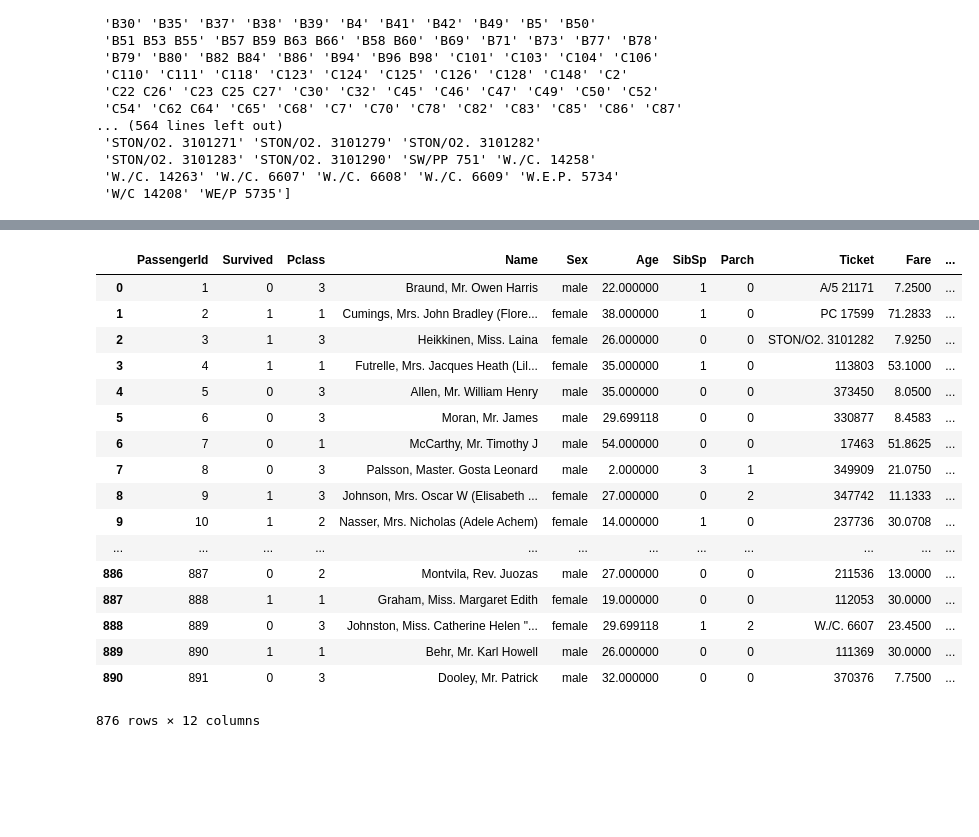
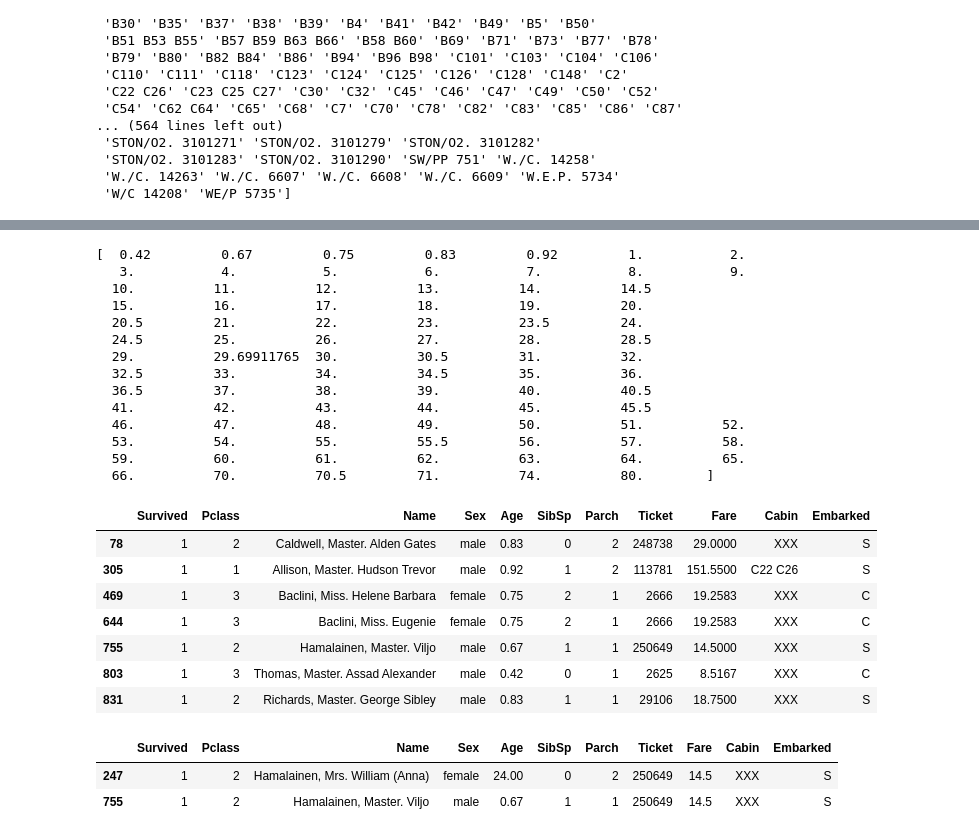
Before and after one commit to dangall/FullDataAnalysisPipeline, a Jupyter notebook: CleaningNotebook.ipynb, the cells around one changed output, grey strips where cells are left out. Drawn from its saved outputs; the diff is of its cells as text; code cells hidden in the pictures; blank space fills up the shorter version.

Commit message:
Add data polishing section and section for data decoration (adding info deduced from other information). No data decoration yet

```diff
--- a/CleaningNotebook.ipynb
+++ b/CleaningNotebook.ipynb
@@ -74,6 +74,14 @@ def outlineNaNs(dataframe):
         print "\nNo other columns have NaNs."
     else:
         print "No columns have NaNs."
+
+def stripStartEndSpaces(listofdataframes):
+    outputdataframes = listofdataframes
+    for ii in range(len(listofdataframes)):
+        cleanstringcolumns = findCleanStringTypes(listofdataframes[ii])
+        for colname in cleanstringcolumns:
+            outputdataframes[0].loc[:,colname] = listofdataframes[0][colname].str.strip()
+    return outputdataframes
 # %%
 # Now we're going to print out which columns have dirty entries, i.e. have mixed types,
 # and we'll try and guess what those entries should be
@@ -226,6 +234,8 @@ whattodowithnans = [
 
 for ii in range(len(alldataframes)):
     alldataframes[ii] = alldataframes[ii].fillna(whattodowithnans[ii])
+
+alldataframes = stripStartEndSpaces(alldataframes)
 # %%
 #================================================================================================
 # USER INPUT!
@@ -272,0 +285,10 @@ alldataframes[0] = alldataframes[0][(alldataframes[0]["Cabin"]!="Deck") & (allda
+# %%
+#================================================================================================
+# USER INPUT!
+# Now the data is essentially clean. It is liekly to still have outliers, and things that don't make sense.
+# We'll polish it up even further.
+
+alldataframes[0] = alldataframes[0].drop("PassengerId", 1)
+
+
+#================================================================================================
@@ -273,21 +324,34 @@ alldataframes[0] = alldataframes[0][(alldataframes[0]["Cabin"]!="Deck") & (allda
+# %%
+print np.sort(alldataframes[0]["Age"].unique())
+# %% [output]
+[  0.42         0.67         0.75         0.83         0.92         1.           2.
+   3.           4.           5.           6.           7.           8.           9.
+  10.          11.          12.          13.          14.          14.5
+  15.          16.          17.          18.          19.          20.
+  20.5         21.          22.          23.          23.5         24.
+  24.5         25.          26.          27.          28.          28.5
+  29.          29.69911765  30.          30.5         31.          32.
+  32.5         33.          34.          34.5         35.          36.
+  36.5         37.          38.          39.          40.          40.5
+  41.          42.          43.          44.          45.          45.5
+  46.          47.          48.          49.          50.          51.          52.
+  53.          54.          55.          55.5         56.          57.          58.
+  59.          60.          61.          62.          63.          64.          65.
+  66.          70.          70.5         71.          74.          80.        ]
+# %%
+alldataframes[0][alldataframes[0]["Age"]<1]
+# %% [output]
+|  | Survived | Pclass | Name | Sex | Age | SibSp | Parch | Ticket | Fare | Cabin | Embarked |
+| 78 | 1 | 2 | Caldwell, Master. Alden Gates | male | 0.83 | 0 | 2 | 248738 | 29.0000 | XXX | S |
+| 305 | 1 | 1 | Allison, Master. Hudson Trevor | male | 0.92 | 1 | 2 | 113781 | 151.5500 | C22 C26 | S |
+| 469 | 1 | 3 | Baclini, Miss. Helene Barbara | female | 0.75 | 2 | 1 | 2666 | 19.2583 | XXX | C |
+| 644 | 1 | 3 | Baclini, Miss. Eugenie | female | 0.75 | 2 | 1 | 2666 | 19.2583 | XXX | C |
+| 755 | 1 | 2 | Hamalainen, Master. Viljo | male | 0.67 | 1 | 1 | 250649 | 14.5000 | XXX | S |
+| 803 | 1 | 3 | Thomas, Master. Assad Alexander | male | 0.42 | 0 | 1 | 2625 | 8.5167 | XXX | C |
+| 831 | 1 | 2 | Richards, Master. George Sibley | male | 0.83 | 1 | 1 | 29106 | 18.7500 | XXX | S |
 # %%
-alldataframes[0]#["Cabin"].str.strip()
+alldataframes[0][alldataframes[0]["Name"].str.contains("Hamalainen") ]
 # %% [output]
-|  | PassengerId | Survived | Pclass | Name | Sex | Age | SibSp | Parch | Ticket | Fare | ... |
-| 0 | 1 | 0 | 3 | Braund, Mr. Owen Harris | male | 22.000000 | 1 | 0 | A/5 21171 | 7.2500 | ... |
-| 1 | 2 | 1 | 1 | Cumings, Mrs. John Bradley (Flore... | female | 38.000000 | 1 | 0 | PC 17599 | 71.2833 | ... |
-| 2 | 3 | 1 | 3 | Heikkinen, Miss. Laina | female | 26.000000 | 0 | 0 | STON/O2. 3101282 | 7.9250 | ... |
-| 3 | 4 | 1 | 1 | Futrelle, Mrs. Jacques Heath (Lil... | female | 35.000000 | 1 | 0 | 113803 | 53.1000 | ... |
-| 4 | 5 | 0 | 3 | Allen, Mr. William Henry | male | 35.000000 | 0 | 0 | 373450 | 8.0500 | ... |
-| 5 | 6 | 0 | 3 | Moran, Mr. James | male | 29.699118 | 0 | 0 | 330877 | 8.4583 | ... |
-| 6 | 7 | 0 | 1 | McCarthy, Mr. Timothy J | male | 54.000000 | 0 | 0 | 17463 | 51.8625 | ... |
-| 7 | 8 | 0 | 3 | Palsson, Master. Gosta Leonard | male | 2.000000 | 3 | 1 | 349909 | 21.0750 | ... |
-| 8 | 9 | 1 | 3 | Johnson, Mrs. Oscar W (Elisabeth ... | female | 27.000000 | 0 | 2 | 347742 | 11.1333 | ... |
-| 9 | 10 | 1 | 2 | Nasser, Mrs. Nicholas (Adele Achem) | female | 14.000000 | 1 | 0 | 237736 | 30.0708 | ... |
-| ... | ... | ... | ... | ... | ... | ... | ... | ... | ... | ... | ... |
-| 886 | 887 | 0 | 2 | Montvila, Rev. Juozas | male | 27.000000 | 0 | 0 | 211536 | 13.0000 | ... |
-| 887 | 888 | 1 | 1 | Graham, Miss. Margaret Edith | female | 19.000000 | 0 | 0 | 112053 | 30.0000 | ... |
-| 888 | 889 | 0 | 3 | Johnston, Miss. Catherine Helen "... | female | 29.699118 | 1 | 2 | W./C. 6607 | 23.4500 | ... |
-| 889 | 890 | 1 | 1 | Behr, Mr. Karl Howell | male | 26.000000 | 0 | 0 | 111369 | 30.0000 | ... |
-| 890 | 891 | 0 | 3 | Dooley, Mr. Patrick | male | 32.000000 | 0 | 0 | 370376 | 7.7500 | ... |
+|  | Survived | Pclass | Name | Sex | Age | SibSp | Parch | Ticket | Fare | Cabin | Embarked |
+| 247 | 1 | 2 | Hamalainen, Mrs. William (Anna) | female | 24.00 | 0 | 2 | 250649 | 14.5 | XXX | S |
+| 755 | 1 | 2 | Hamalainen, Master. Viljo | male | 0.67 | 1 | 1 | 250649 | 14.5 | XXX | S |
-876 rows × 12 columns
```
Also changed, not shown: parts of 4 cells of this notebook.
